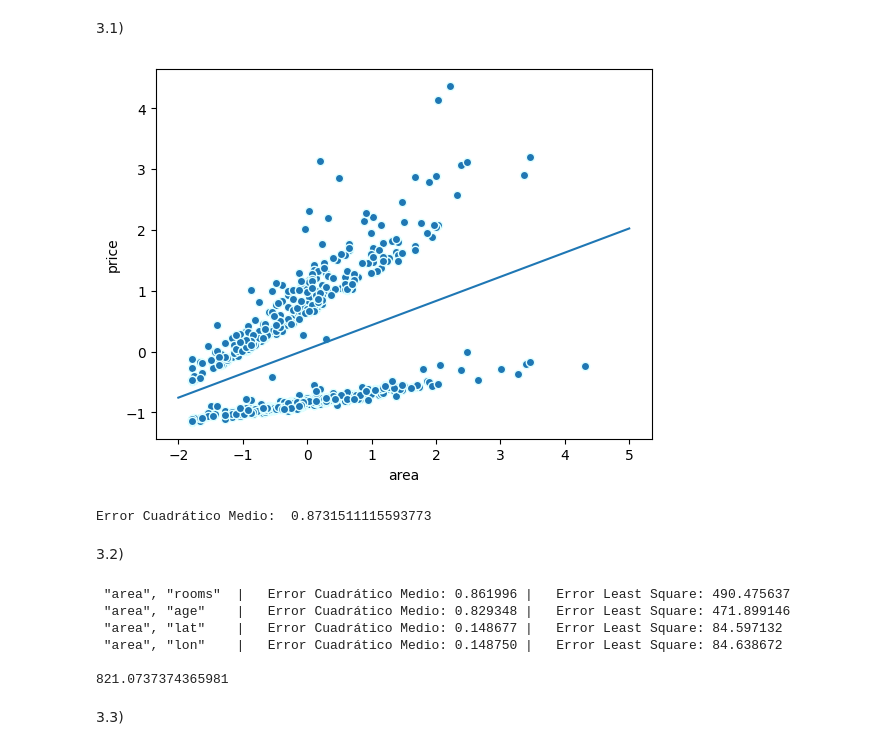
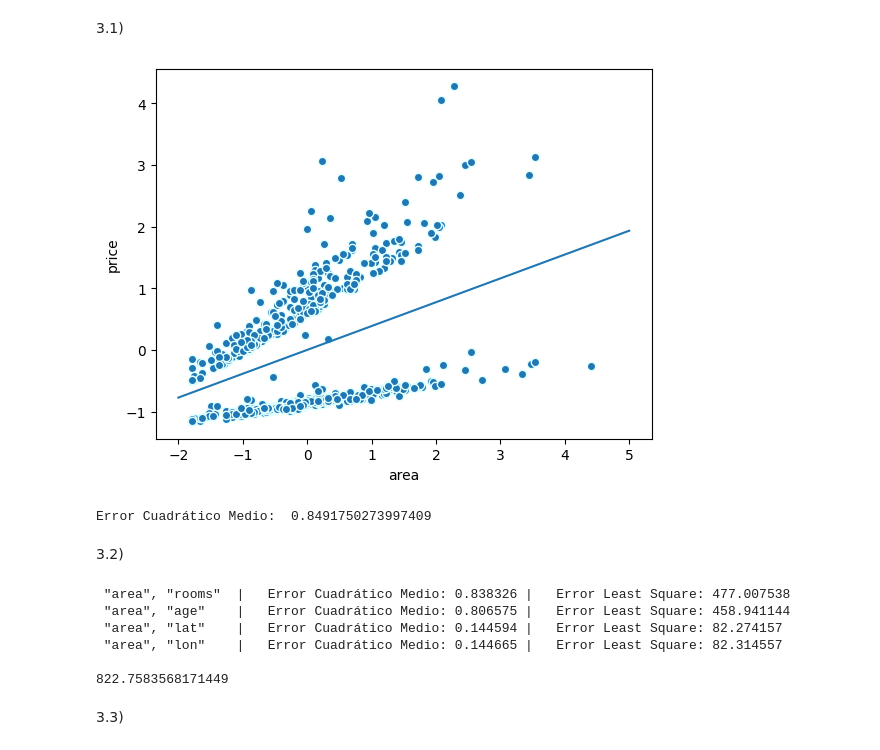
Before and after one commit to NazaGonella/TP01-machine-learning, a Jupyter notebook: Entrega_TP1.ipynb, the cells around one changed output. Cells and saved outputs as stored; diff of their text form; code cells hidden in the pictures.

```diff
--- a/Entrega_TP1.ipynb
+++ b/Entrega_TP1.ipynb
@@ -150,0 +146,15 @@ Cantidad de muestras del set de validación:     142
+# %%
+train : pd.DataFrame
+validation : pd.DataFrame
+train, validation = data_handler.get_train_and_validation_sets(processed_data_nona.casas_dev, train_fraction=0.8, seed=42)
+train_normalized : pd.DataFrame = prepro.normalize_numeric_columns(train)
+validation_normalized : pd.DataFrame = prepro.normalize_numeric_columns(train)
+other_features = ['area', 'price', 'age', 'lat', 'lon', 'rooms']
+train_means : dict[str, float] = {f : train[f].mean() for f in other_features}
+train_stds : dict[str, float] = {f : train[f].std() for f in other_features}
+validation_means : dict[str, float] = {f : validation[f].mean() for f in other_features}
+validation_stds : dict[str, float] = {f : validation[f].std() for f in other_features}
+
+
+print("Cantidad de muestras del set de entrenamiento: ", train.shape[0])
+print("Cantidad de muestras del set de validación:    ", validation.shape[0])
@@ -154,29 +167,29 @@ Cantidad de muestras del set de validación:     142
 # %% [markdown]
 3.1)
 # %%
-lin : LinealReg = LinealReg(train['area'].to_numpy(), train['price'].to_numpy())
+lin : LinealReg = LinealReg(train_normalized['area'].to_numpy(), train_normalized['price'].to_numpy())
 lin.fit_pseudo_inverse()
 # lin.fit_gradient_descent(step_size=0.0000000005, tolerance=5000, max_number_of_steps=-1)
 
-plt.scatter(train['area'], train['price'], edgecolors='lightcyan')
+plt.scatter(train_normalized['area'], train_normalized['price'], edgecolors='lightcyan')
 plt.xlabel('area')
 plt.ylabel('price')
 
 x : np.ndarray = np.linspace(-2, 5, 100)
 y : list[float] = [lin.coef[0] + (lin.coef[1] * x) for x in x]
 plt.plot(x, y)
 
 plt.show()
 print("Error Cuadrático Medio: ", lin.error_cuadratico_medio())
 # %% [output]
-[figure, old version]
+[figure, new version]
-Error Cuadrático Medio:  0.8731511115593773
+Error Cuadrático Medio:  0.8491750273997409
 # %% [markdown]
 3.2)
 # %%
 lin : LinealReg
 for caract in ['rooms', 'age', 'lat', 'lon']:
-    lin : LinealReg = LinealReg(train[['area', caract]].to_numpy(), train['price'].to_numpy())
+    lin : LinealReg = LinealReg(train_normalized[['area', caract]].to_numpy(), train_normalized['price'].to_numpy())
     lin.fit_pseudo_inverse()
     print(f" \"area\", {f"\"{caract}\"":8}", f"|   Error Cuadrático Medio: {lin.error_cuadratico_medio():3f}", f"|   Error Least Square: {lin.error_least_squares_function():3f}")
 # print(processed_data_normalized_nona.vivienda_amanda)
@@ -191,18 +204,18 @@ mean_casas_dev_price : pd.DataFrame = processed_data.casas_dev['price'].mean()
 std_casas_dev_price : pd.DataFrame = processed_data.casas_dev['price'].std()
 prediction_vivienda_amanda_normalized = lin.coef @ np.array(
                     [1,
-                        (processed_data.vivienda_amanda.iloc[0]['area'] - mean_casas_dev_area) / std_casas_dev_area,
-                        (processed_data.vivienda_amanda.iloc[0]['lon'] - mean_casas_dev_lon) / std_casas_dev_lon
+                        (processed_data.vivienda_amanda.iloc[0]['area'] - train_means['area']) / train_stds['area'],
+                        (processed_data.vivienda_amanda.iloc[0]['lon'] - train_means['lon']) / train_stds['lon']
                     ])
-prediction_vivienda_amanda = (prediction_vivienda_amanda_normalized * std_casas_dev_price) + mean_casas_dev_price
+prediction_vivienda_amanda = (prediction_vivienda_amanda_normalized * train_stds['price']) + train_means['price']
 print(prediction_vivienda_amanda)
 # %% [output]
- "area", "rooms"  |   Error Cuadrático Medio: 0.861996 |   Error Least Square: 490.475637
- "area", "age"    |   Error Cuadrático Medio: 0.829348 |   Error Least Square: 471.899146
- "area", "lat"    |   Error Cuadrático Medio: 0.148677 |   Error Least Square: 84.597132
- "area", "lon"    |   Error Cuadrático Medio: 0.148750 |   Error Least Square: 84.638672
+ "area", "rooms"  |   Error Cuadrático Medio: 0.838326 |   Error Least Square: 477.007538
+ "area", "age"    |   Error Cuadrático Medio: 0.806575 |   Error Least Square: 458.941144
+ "area", "lat"    |   Error Cuadrático Medio: 0.144594 |   Error Least Square: 82.274157
+ "area", "lon"    |   Error Cuadrático Medio: 0.144665 |   Error Least Square: 82.314557
 
-821.0737374365981
+822.7583568171449
 # %% [markdown]
 3.3)
 # %%
```
Also changed, not shown: parts of 7 cells of this notebook, 10 other files.
